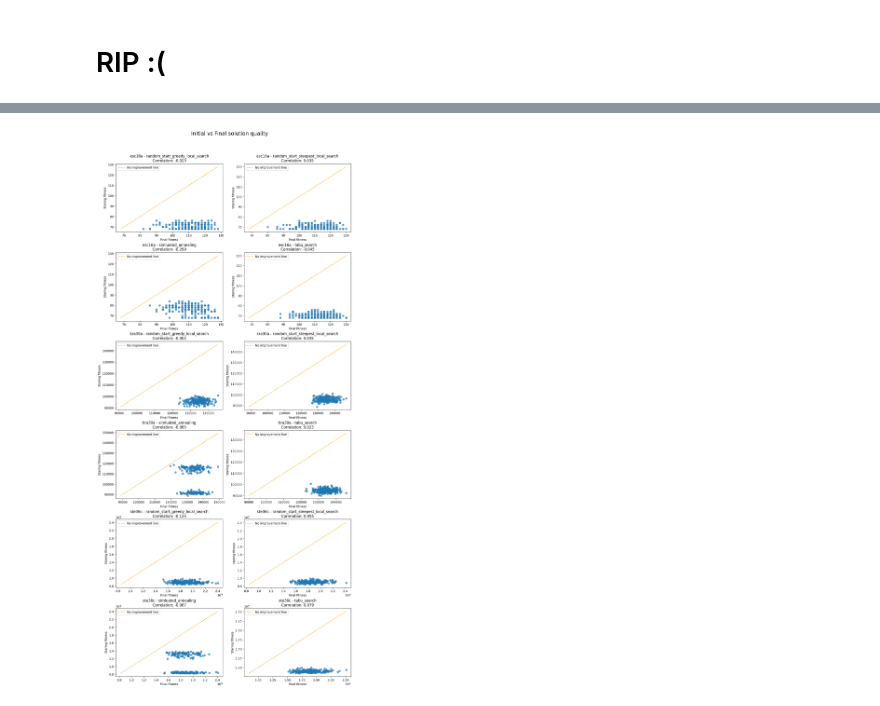
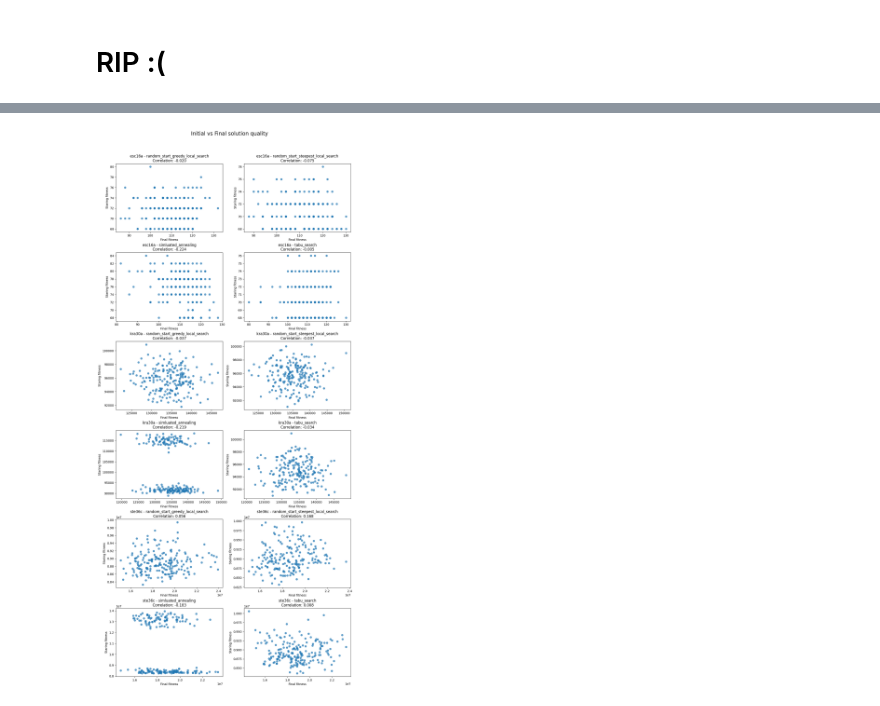
Before and after one commit to 2002jan/put-biam-2025, a Jupyter notebook: visualization/instances_vis.ipynb, the cells around one changed output, grey strips where cells are left out. Saved outputs shown, nothing was run; the diff lists cells and outputs as text; code cells hidden in the pictures.

```diff
--- a/visualization/instances_vis.ipynb
+++ b/visualization/instances_vis.ipynb
@@ -245,6 +244,9 @@ for j, algo in enumerate(filter(lambda x: "local_search"  in x or "tabu"  in x o
     ax = fig.add_subplot(4, 1, j + 1)
 
     for instance in instances:
+
+        algo_data = instances_data[instance][algo]
+
         instance_starting_quality = [r.scores[0] / algo_data.optimum * 100 for r in algo_data.runs]
         instance_final_quality = [r.final_score / algo_data.optimum * 100 for r in algo_data.runs]
 
@@ -285,36 +287,36 @@ st = fig.suptitle("Initial vs Final solution quality", fontsize="xx-large")
 for i, instance in enumerate(instances_input):
 
     for j, algo in enumerate(filter(lambda x: "local_search"  in x or "tabu"  in x or "annealing"  in x, algos)):
         ax = fig.add_subplot(len(instances_input) * 2, 2, i * 4 + j + 1)
 
         x = []
         y = []
 
         for run in instances_data[instance][algo].runs:
             x.append(run.scores[0])
             y.append(run.final_score)
 
         val_min = np.min([np.min(y), np.min(x)])
         val_max = np.max([np.max(y), np.max(x)])
 
         cor = stats.spearmanr(x, y)
 
         # ax.yaxis.set_major_formatter(mticker.FuncFormatter(lambda x, _: f"{x:.1f}%"))
         ax.set_title(f"{instance} - {algo}\nCorrelation: {cor.correlation:.3f}")
         ax.set_ylabel("Staring fitness")
         ax.set_xlabel("Final fitness")
 
         # x = np.arange(0, len(y_avg_buffer) * 2, 2)
 
         ax.scatter(x, y, alpha=0.7)
-        ax.plot([val_min, val_max], [val_min, val_max], "--", label="No improvement line", color="orange")
+        # ax.plot([val_min, val_max], [val_min, val_max], "--", label="No improvement line", color="orange")
         # ax.plot(x, y_min, label="Min")
-        ax.legend()
+        # ax.legend()
 
 st.set_y(0.95)
 fig.subplots_adjust(top=0.90)
 # %% [output]
-[figure, old version]
+[figure, new version]
 # %%
 fig = plt.figure(figsize=(14, 20))
 st = fig.suptitle("Restarts vs score", fontsize="xx-large")
```
Also changed, not shown: parts of 11 cells of this notebook.
